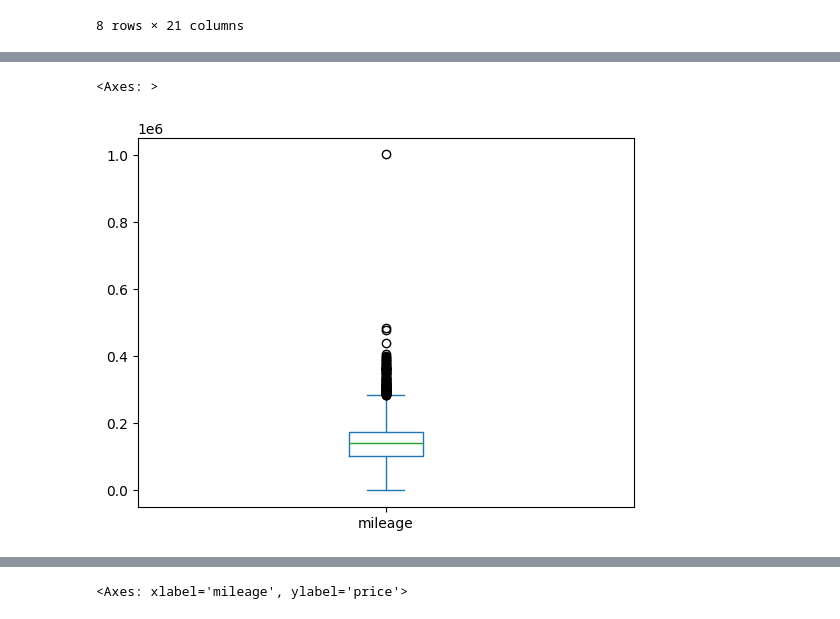
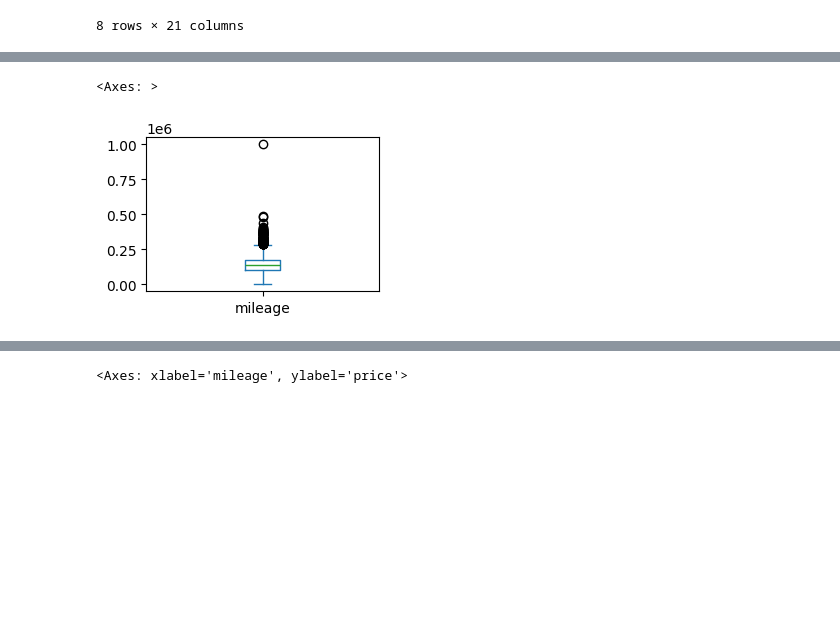
Before and after one commit to LucasMatBorges/Data_Analysis_Python, a Jupyter notebook: Car_pricing_Analysis.ipynb, the cells around one changed output, grey strips where cells are left out. Drawn from its saved outputs; the diff is of its cells as text; code cells hidden in the pictures; blank space fills up the shorter version.

```diff
--- a/Car_pricing_Analysis.ipynb
+++ b/Car_pricing_Analysis.ipynb
@@ -257,3 +252,0 @@ plt.tight_layout()
-# %%
-### opcao 2: deixar a coluna binária (diesel vs outros)
-df['fuel'] = df['fuel'].apply(lambda x:'Diesel' if x == 'Diesel' else 'Outros')
@@ -293,6 +297,6 @@ df['price'].plot(kind = 'box')
 # %%
-df['mileage'].plot(kind = 'box')
+df['mileage'].plot(kind = 'box',figsize=(3, 2))
 # %% [output]
 <Axes: >
-[figure, old version]
+[figure, new version]
 # %%
```
Also changed, not shown: parts of 47 cells of this notebook, 1 other file.
